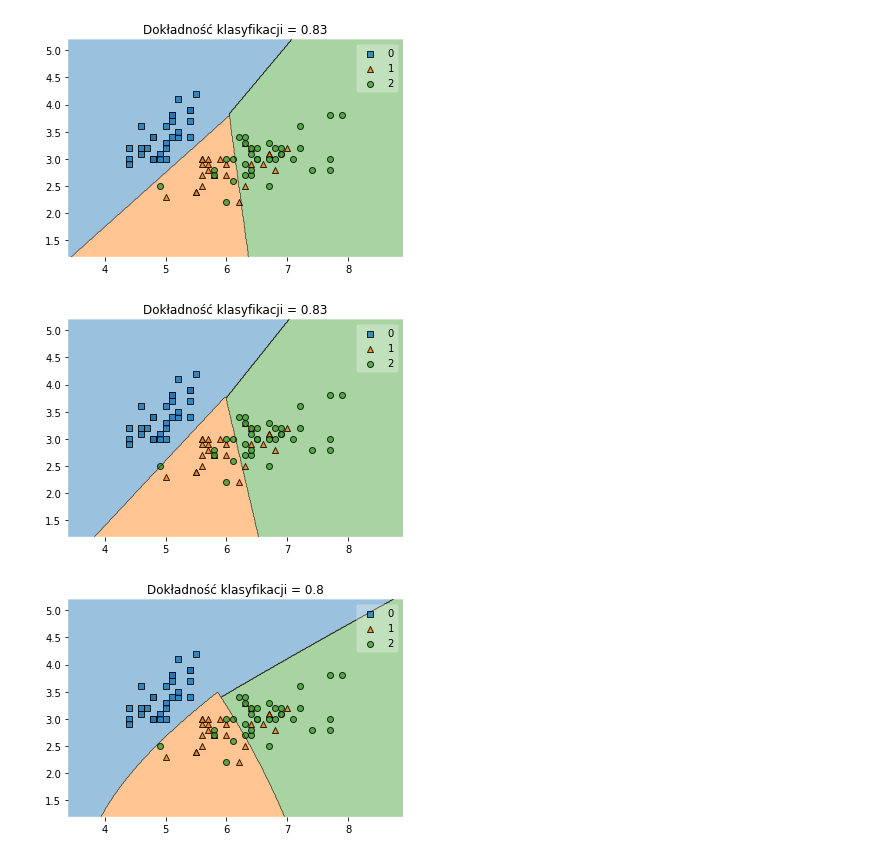
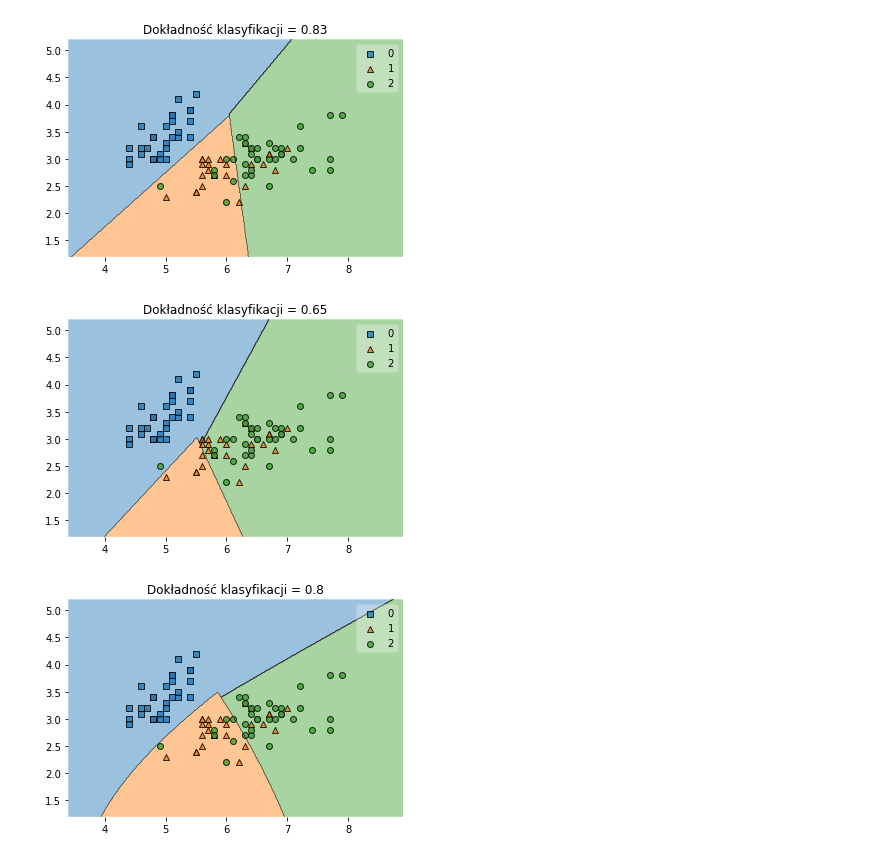
Before and after one commit to maciejlehmann/175IC-machine-learning, a Jupyter notebook: Zad_6.ipynb, the cells around one changed output. Drawn from its saved outputs; the diff is of its cells as text; code cells hidden in the pictures.

```diff
--- a/Zad_6.ipynb
+++ b/Zad_6.ipynb
@@ -33,19 +33,19 @@ plt.show()
 # %% [output]
 [figure]
 # %%
-# Zadanie 4 - C = 0.7, kernel = linear
+# Zadanie 4 - C = 0.08, kernel = linear
 
-clf = SVC(C=0.7, kernel='linear')
+clf = SVC(C=0.08, kernel='linear')
 clf.fit(x_train, y_train)
 
 y_pred = clf.predict(x_test)
 accuracy = metrics.accuracy_score(y_test, y_pred)
 plot_decision_regions(x_train, y_train, clf=clf)
 
 plt.title(f'Dokładność klasyfikacji = {round(accuracy, 2)}')
 plt.show()
 # %% [output]
-[figure, old version]
+[figure, new version]
 # %%
 # Zadanie 4 - C = 0.333, kernel = poly
 
```
Also changed, not shown: parts of 1 cell of this notebook.
